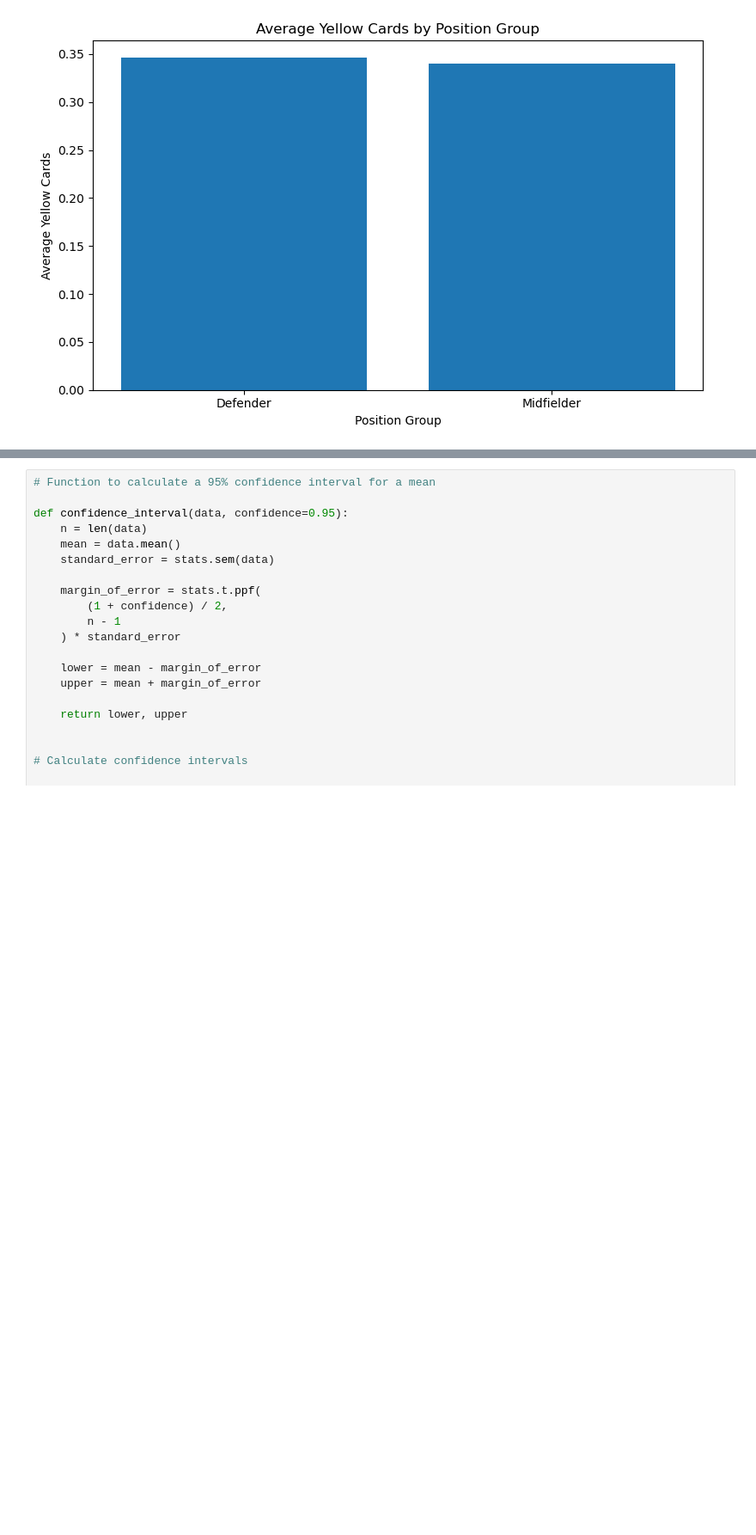
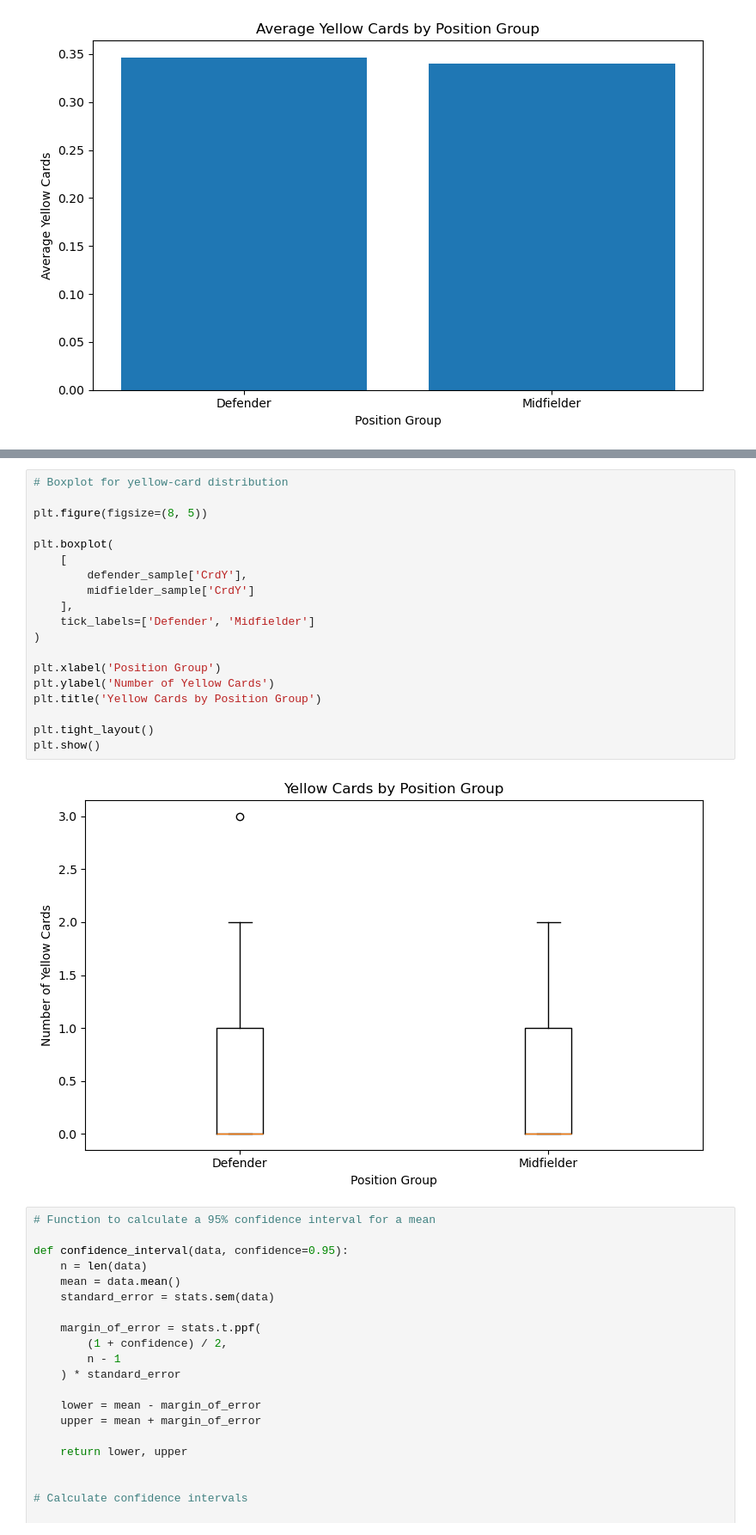
Before and after one commit to hemraj2504/Fifa-World-Cup-2026, a Jupyter notebook: notebooks/player_discipline.ipynb, the cells around one changed output, grey strips where cells are left out. Shown at 86% size. Saved outputs shown, nothing was run; the diff lists cells and outputs as text; blank space fills up the shorter version.

```diff
--- a/notebooks/player_discipline.ipynb
+++ b/notebooks/player_discipline.ipynb
@@ -249,3 +329,24 @@ plt.show()
+# %%
+# Boxplot for yellow-card distribution
+
+plt.figure(figsize=(8, 5))
+
+plt.boxplot(
+    [
+        defender_sample['CrdY'],
+        midfielder_sample['CrdY']
+    ],
+    tick_labels=['Defender', 'Midfielder']
+)
+
+plt.xlabel('Position Group')
+plt.ylabel('Number of Yellow Cards')
+plt.title('Yellow Cards by Position Group')
+
+plt.tight_layout()
+plt.show()
+# %% [output]
+[figure, added]
 # %%
 # Function to calculate a 95% confidence interval for a mean
 
```
Also changed, not shown: parts of 9 cells of this notebook, 3 other files.
